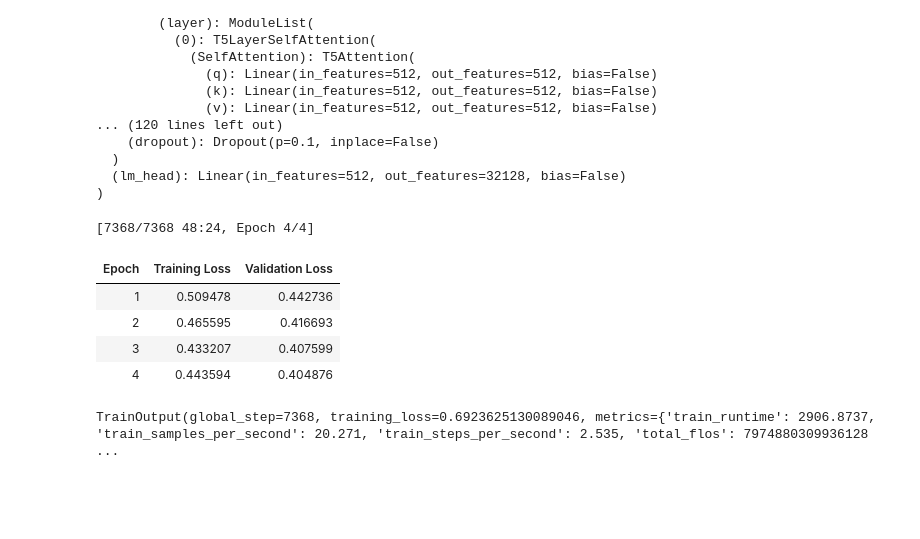
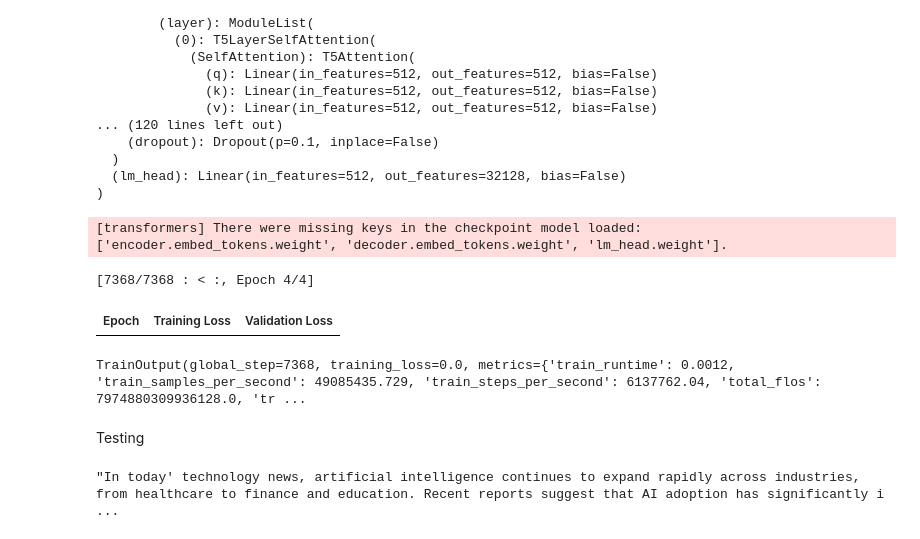
Before and after one commit to SangeetKhadka/Dialogue_Summarization_System_T5_Transformer, a Jupyter notebook: notebooks/data_cleaning_Fine_Tuning.ipynb, the cells around one changed output. Saved outputs shown, nothing was run; the diff lists cells and outputs as text; code cells hidden in the pictures; blank space fills up the shorter version.

```diff
--- a/notebooks/data_cleaning_Fine_Tuning.ipynb
+++ b/notebooks/data_cleaning_Fine_Tuning.ipynb
@@ -42,7 +47,7 @@ val_data.shape
 # %%
 def clean_data(text):
     text = re.sub(r'r/n/',' ',text)
-    text = re.sub(r's+',' ',text)
+    text = re.sub(r'\s+',' ',text)
     text = re.sub(r'<.*?>',' ',text)
 
     return text
@@ -132,12 +132,9 @@ trainer = Trainer(
     eval_dataset=val_dataset
 )
 # %%
-trainer.train()
+trainer.train(resume_from_checkpoint=True)
 # %% [output]
-[7368/7368 48:24, Epoch 4/4]
+[transformers] There were missing keys in the checkpoint model loaded: ['encoder.embed_tokens.weight', 'decoder.embed_tokens.weight', 'lm_head.weight'].
+[7368/7368 : < :, Epoch 4/4]
 | Epoch | Training Loss | Validation Loss |
-| 1 | 0.509478 | 0.442736 |
-| 2 | 0.465595 | 0.416693 |
-| 3 | 0.433207 | 0.407599 |
-| 4 | 0.443594 | 0.404876 |
-TrainOutput(global_step=7368, training_loss=0.6923625130089046, metrics={'train_runtime': 2906.8737, 'train_samples_per_second': 20.271, 'train_steps_per_second': 2.535, 'total_flos': 7974880309936128 ...
+TrainOutput(global_step=7368, training_loss=0.0, metrics={'train_runtime': 0.0012, 'train_samples_per_second': 49085435.729, 'train_steps_per_second': 6137762.04, 'total_flos': 7974880309936128.0, 'tr ...
@@ -143,0 +144,2 @@ TrainOutput(global_step=7368, training_loss=0.6923625130089046, metrics={'train_
+# %% [markdown]
+Testing
@@ -143,0 +168,22 @@ TrainOutput(global_step=7368, training_loss=0.6923625130089046, metrics={'train_
+# %%
+test_dialogue = """
+Reporter: In today's technology news, artificial intelligence continues to expand rapidly across industries, from healthcare to finance and education. Recent reports suggest that AI adoption has significantly increased over the past few years.
+
+Reporter: Companies are investing heavily in machine learning systems to automate tasks, improve decision-making, and enhance customer experiences. However, this growth has also raised questions about job displacement and ethical concerns.
+
+Expert: AI systems are becoming more capable due to advances in deep learning and access to large datasets. These models can now perform complex tasks such as language understanding, image recognition, and even code generation.
+
+Expert: At the same time, there are valid concerns about bias in AI models, as they often reflect the data they are trained on. Ensuring fairness and transparency is becoming a key area of research.
+
+Reporter: Governments and organizations are beginning to introduce regulations to guide the development and deployment of AI technologies. The goal is to balance innovation with accountability.
+
+Expert: Another challenge is explainability. Many modern AI systems, especially deep neural networks, operate as “black boxes,” making it difficult to understand how decisions are made.
+
+Reporter: Experts also highlight the importance of responsible AI development, including data privacy, security, and long-term societal impact.
+
+Expert: Looking ahead, collaboration between researchers, policymakers, and industry leaders will be crucial to ensure that AI systems are developed and used in a safe and beneficial way.
+"""
+
+summarize_dialogue(test_dialogue)
+# %% [output]
+"In today' technology news, artificial intelligence continues to expand rapidly across industries, from healthcare to finance and education. Recent reports suggest that AI adoption has significantly i ...
```
Also changed, not shown: parts of 9 cells of this notebook.
